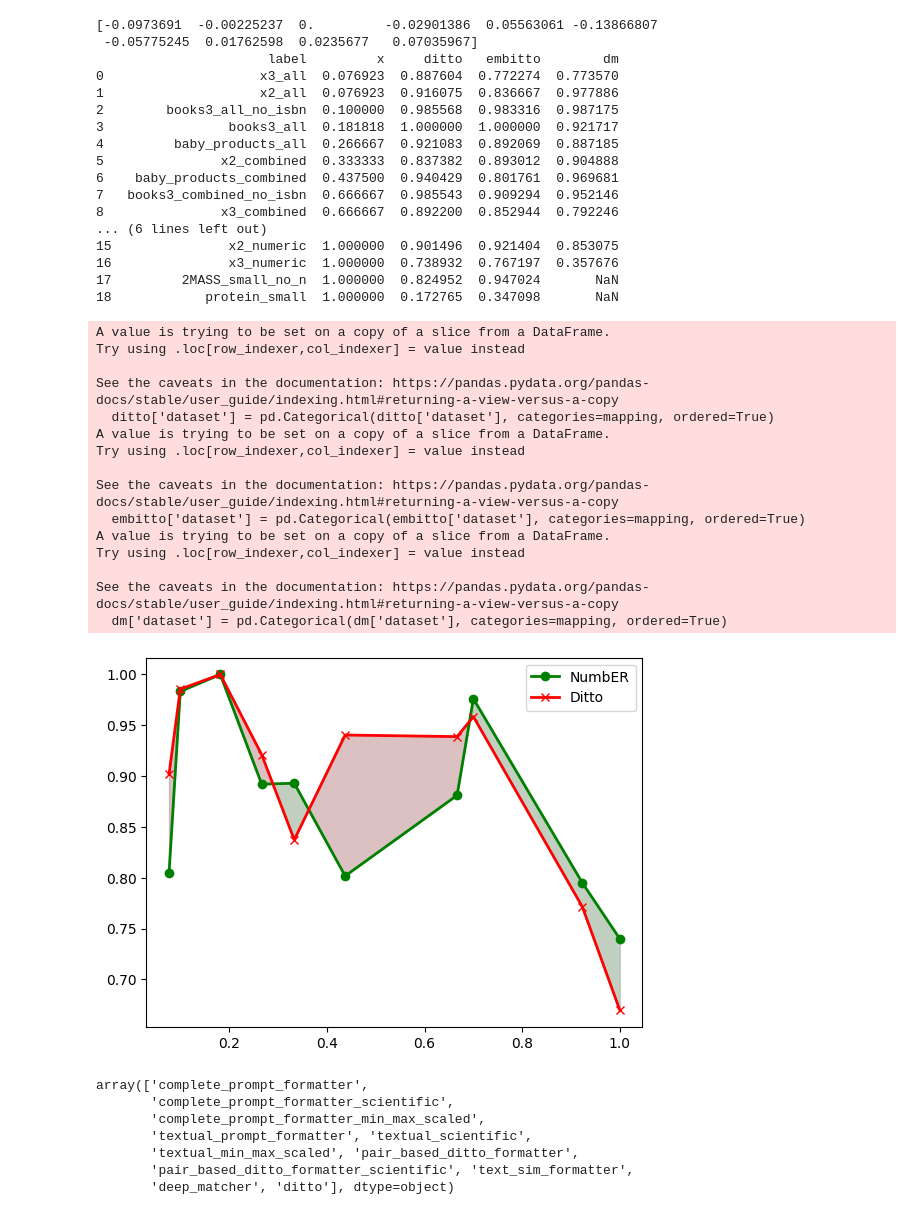
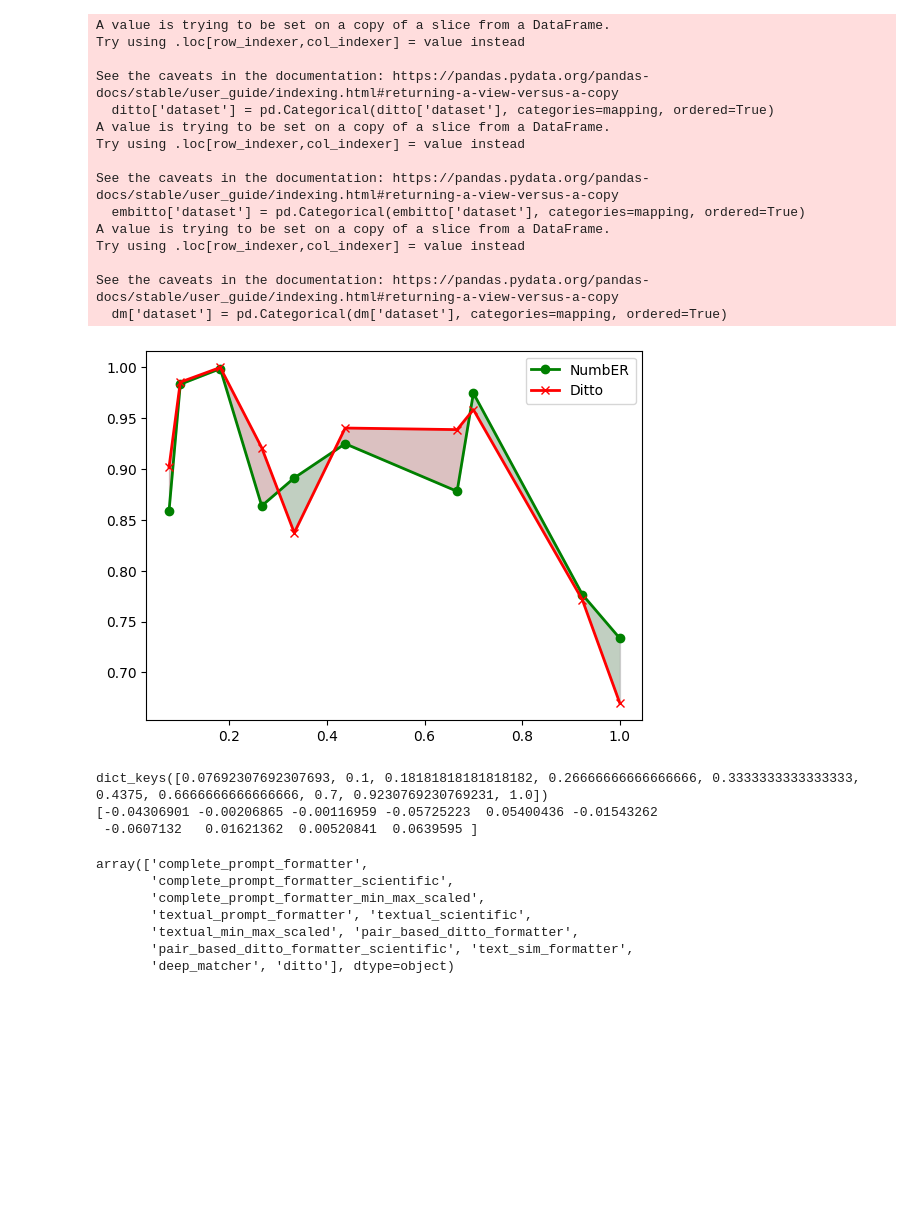
Before and after one commit to HPI-Information-Systems/NumbER, a Jupyter notebook: NumbER/scripts/relation_numerical_columns.ipynb, the cells around one changed output. Cells and saved outputs as stored; diff of their text form; code cells hidden in the pictures; blank space fills up the shorter version.

```diff
--- a/NumbER/scripts/relation_numerical_columns.ipynb
+++ b/NumbER/scripts/relation_numerical_columns.ipynb
@@ -4,7 +4,7 @@ import matplotlib.pyplot as plt
 import seaborn as sns
 import numpy as np
 # %%
-df = pd.read_csv("/hpi/fs00/home/lukas.laskowski/Masterarbeit/NumbER/NumbER/scripts/runs.csv")
+df = pd.read_csv("/hpi/fs00/home/lukas.laskowski/Masterarbeit/NumbER/NumbER/scripts/runs_test.csv")
 embitto_filter= {
 	'lr': 3e-5,
  	'should_finetune': True,
@@ -58,7 +58,7 @@ ditto_y_data = []
 result_df = pd.DataFrame(columns=["dataset", "f1_not_closed", "recall_not_closed", "precision_not_closed", "training_time"])
 # Iterate through each unique group and create a boxplot for each one
 for i, group in enumerate([
-    "textual_prompt_formatter", "deep_matcher", "ditto"
+    "complete_prompt_formatter", "deep_matcher", "ditto"
 ]):
     filtered_df = df
     if group == "ditto":
@@ -159,70 +159,64 @@ mapping_values = [mapping_dict[key] for key in mapping]
 # import matplotlib.pyplot as plt
 ditto = result_df[result_df['algorithm'] == "ditto"]
 ditto['dataset'] = pd.Categorical(ditto['dataset'], categories=mapping, ordered=True)
 ditto = ditto.sort_values('dataset')['f1_not_closed'].reset_index()
-embitto = result_df[result_df['algorithm'] == "textual_prompt_formatter"]
+embitto = result_df[result_df['algorithm'] == "complete_prompt_formatter"]
 embitto['dataset'] = pd.Categorical(embitto['dataset'], categories=mapping, ordered=True)
 embitto = embitto.sort_values('dataset')['f1_not_closed'].reset_index()
 dm = result_df[result_df['algorithm'] == "deep_matcher"]
 dm['dataset'] = pd.Categorical(dm['dataset'], categories=mapping, ordered=True)
 dm = dm.sort_values('dataset')['f1_not_closed'].reset_index()
 
 import matplotlib.pyplot as plt
 import numpy as np
 import pandas as pd
 
 # Data
-df = pd.DataFrame({'label': mapping, 'x': mapping_values, 'ditto': ditto['f1_not_closed'], 'embitto': embitto['f1_not_closed'], 'dm': dm['f1_not_closed'] })
+df = pd.DataFrame({'label': mapping, 'x': mapping_values, 'ditto': ditto['f1_not_closed'], 'embitto': embitto['f1_not_closed'], 'dm': dm['f1_not_closed'], 'dif': embitto['f1_not_closed'] - ditto['f1_not_closed'] })
 ditto = df.groupby('x')['ditto'].mean().values
 dm = df.groupby('x')['dm'].mean().values
 embitto = df.groupby('x')['embitto'].mean().values
-print(embitto - ditto)
+dif = df.groupby('x')['dif'].mean().values
 x = df.groupby('x').groups.keys()
-print(df)
+fig, ax = plt.subplots()
 plt.plot( x,embitto, linewidth=2, color="green", marker = "o", label="NumbER")
 plt.plot( x,ditto, linewidth=2, color="red", marker = "x", label="Ditto")
 plt.fill_between(x, embitto, ditto, color='grey', alpha=0.3)
 plt.fill_between(x, embitto, ditto, where=ditto>embitto, facecolor='red', interpolate=True, alpha=0.1)
 plt.fill_between(x, embitto, ditto, where=ditto<=embitto, facecolor='green', interpolate=True, alpha=0.1)
 #plt.ylim(-0.2, 0.2)
 #plt.plot( mapping_values,ditto, marker='', linewidth=2)
 #plt.plot( mapping, dm, marker='', linewidth=2, linestyle='dashed', label="toto")
 plt.legend()
 plt.show()
+
+#barchart which plots the difference between embitto and ditto
+print(x)
+print(dif)
+#ax.plot(x, dif, color='green')
+#ax.spines['left'].set_position('center')
+ax.spines['bottom'].set_position('center')
+fig.show()
 # %% [output]
-[-0.0973691  -0.00225237  0.         -0.02901386  0.05563061 -0.13866807
- -0.05775245  0.01762598  0.0235677   0.07035967]
-                      label         x     ditto   embitto        dm
-0                    x3_all  0.076923  0.887604  0.772274  0.773570
-1                    x2_all  0.076923  0.916075  0.836667  0.977886
-2        books3_all_no_isbn  0.100000  0.985568  0.983316  0.987175
-3                books3_all  0.181818  1.000000  1.000000  0.921717
-4         baby_products_all  0.266667  0.921083  0.892069  0.887185
-5               x2_combined  0.333333  0.837382  0.893012  0.904888
-6    baby_products_combined  0.437500  0.940429  0.801761  0.969681
-7   books3_combined_no_isbn  0.666667  0.985543  0.909294  0.952146
-8               x3_combined  0.666667  0.892200  0.852944  0.792246
-... (6 lines left out)
-15               x2_numeric  1.000000  0.901496  0.921404  0.853075
-16               x3_numeric  1.000000  0.738932  0.767197  0.357676
-17         2MASS_small_no_n  1.000000  0.824952  0.947024       NaN
-18            protein_small  1.000000  0.172765  0.347098       NaN
+A value is trying to be set on a copy of a slice from a DataFrame.
+Try using .loc[row_indexer,col_indexer] = value instead
+
+See the caveats in the documentation: https://pandas.pydata.org/pandas-docs/stable/user_guide/indexing.html#returning-a-view-versus-a-copy
+  ditto['dataset'] = pd.Categorical(ditto['dataset'], categories=mapping, ordered=True)
+A value is trying to be set on a copy of a slice from a DataFrame.
+Try using .loc[row_indexer,col_indexer] = value instead
+
+See the caveats in the documentation: https://pandas.pydata.org/pandas-docs/stable/user_guide/indexing.html#returning-a-view-versus-a-copy
+  embitto['dataset'] = pd.Categorical(embitto['dataset'], categories=mapping, ordered=True)
+A value is trying to be set on a copy of a slice from a DataFrame.
+Try using .loc[row_indexer,col_indexer] = value instead
+
+See the caveats in the documentation: https://pandas.pydata.org/pandas-docs/stable/user_guide/indexing.html#returning-a-view-versus-a-copy
+  dm['dataset'] = pd.Categorical(dm['dataset'], categories=mapping, ordered=True)
+[figure, new version]
-A value is trying to be set on a copy of a slice from a DataFrame.
-Try using .loc[row_indexer,col_indexer] = value instead
-
-See the caveats in the documentation: https://pandas.pydata.org/pandas-docs/stable/user_guide/indexing.html#returning-a-view-versus-a-copy
-  ditto['dataset'] = pd.Categorical(ditto['dataset'], categories=mapping, ordered=True)
-A value is trying to be set on a copy of a slice from a DataFrame.
-Try using .loc[row_indexer,col_indexer] = value instead
-
-See the caveats in the documentation: https://pandas.pydata.org/pandas-docs/stable/user_guide/indexing.html#returning-a-view-versus-a-copy
-  embitto['dataset'] = pd.Categorical(embitto['dataset'], categories=mapping, ordered=True)
-A value is trying to be set on a copy of a slice from a DataFrame.
-Try using .loc[row_indexer,col_indexer] = value instead
-
-See the caveats in the documentation: https://pandas.pydata.org/pandas-docs/stable/user_guide/indexing.html#returning-a-view-versus-a-copy
-  dm['dataset'] = pd.Categorical(dm['dataset'], categories=mapping, ordered=True)
+dict_keys([0.07692307692307693, 0.1, 0.18181818181818182, 0.26666666666666666, 0.3333333333333333, 0.4375, 0.6666666666666666, 0.7, 0.9230769230769231, 1.0])
+[-0.04306901 -0.00206865 -0.00116959 -0.05725223  0.05400436 -0.01543262
+ -0.0607132   0.01621362  0.00520841  0.0639595 ]
-[figure, old version]
 # %%
 # algorithm,collection,dataset,algo_training_type,algo_input_dimensionality,dataset_training_type,dataset_input_dimensionality,train_preprocess_time,train_main_time,execute_preprocess_time,execute_main_time,execute_postprocess_time,status,error_message,repetition,hyper_params,hyper_params_id,ROC_AUC,PR_AUC,RANGE_PR_AUC,AVERAGE_PRECISION,overall_time,error_category,algo_family,algo_area,algo_display_name
 # ARIMA,GutenTAG,cbf-combined-diff-1,GHA,UNIVARIATE,NumbER,UNIVARIATE,,,,71.41411137580872,,Status.OK,,1,"{""differencing_degree"": 1, ""distance_metric"": ""twed"", ""max_lag"": 1000, ""max_p"": 5, ""max_q"": 5, ""p_start"": 1, ""q_start"": 1, ""random_state"": 42, ""window_size"": 100}",c65230762e5361a11b4faac7164f95bf,0.8153191489361702,0.4652479398325147,0.4532154876827748,0.4547417361111111,71.41411137580872,- OK -,forecasting,Statistics (Regression & Forecasting),ARIMA
```
Also changed, not shown: parts of 1 cell of this notebook, 42 other files.
